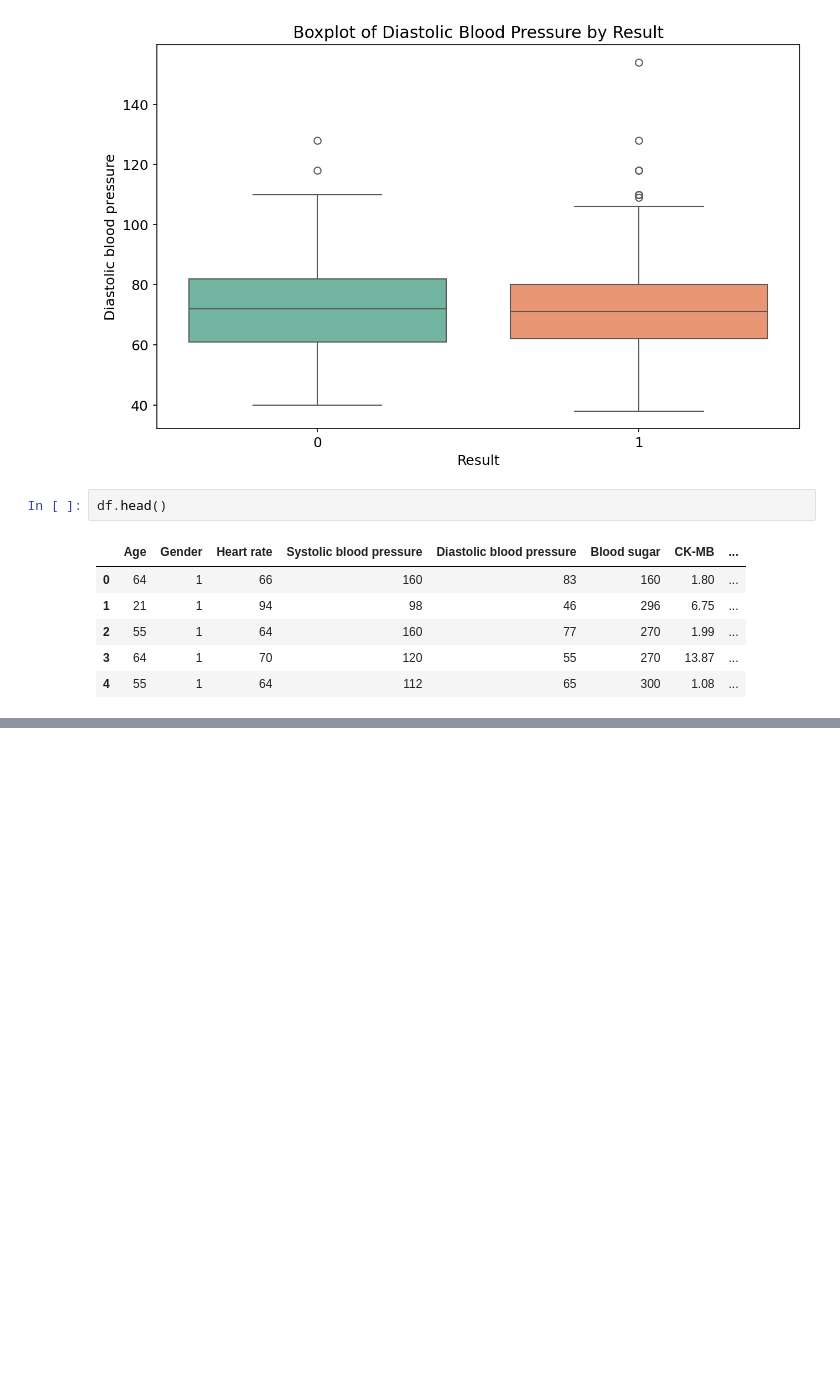
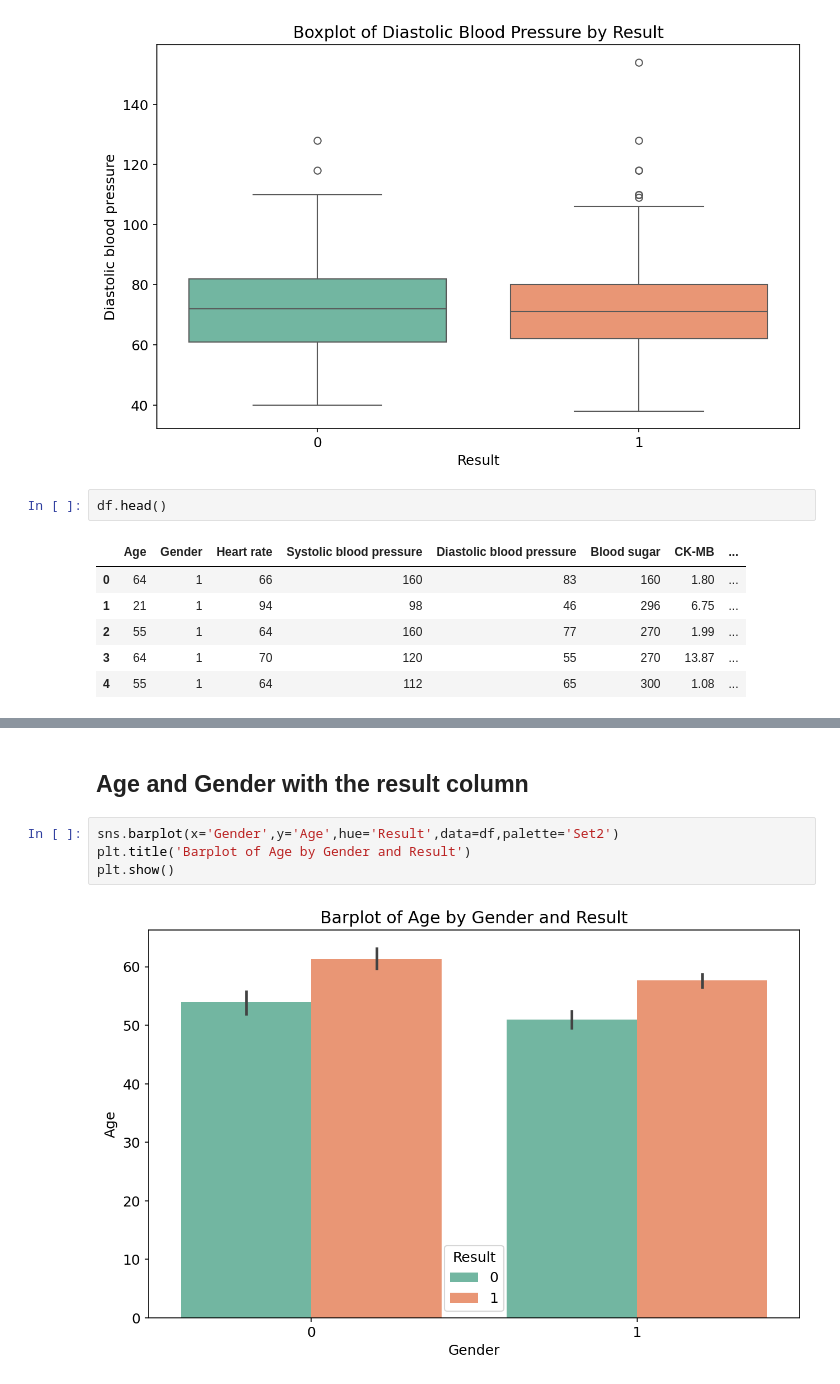
Before and after one commit to Jawad-Muzafar/EDA, a Jupyter notebook: Heart attack dataset/eda.ipynb, the cells around one changed output, grey strips where cells are left out. Drawn from its saved outputs; the diff is of its cells as text; blank space fills up the shorter version.

```diff
--- a/Heart attack dataset/eda.ipynb
+++ b/Heart attack dataset/eda.ipynb
@@ -879,0 +908,8 @@ df
+# %% [markdown]
+## **Age and Gender with the result column**
+# %%
+sns.barplot(x='Gender',y='Age',hue='Result',data=df,palette='Set2')
+plt.title('Barplot of Age by Gender and Result')
+plt.show()
+# %% [output]
+[figure, added]
```
Also changed, not shown: parts of 9 cells of this notebook.
